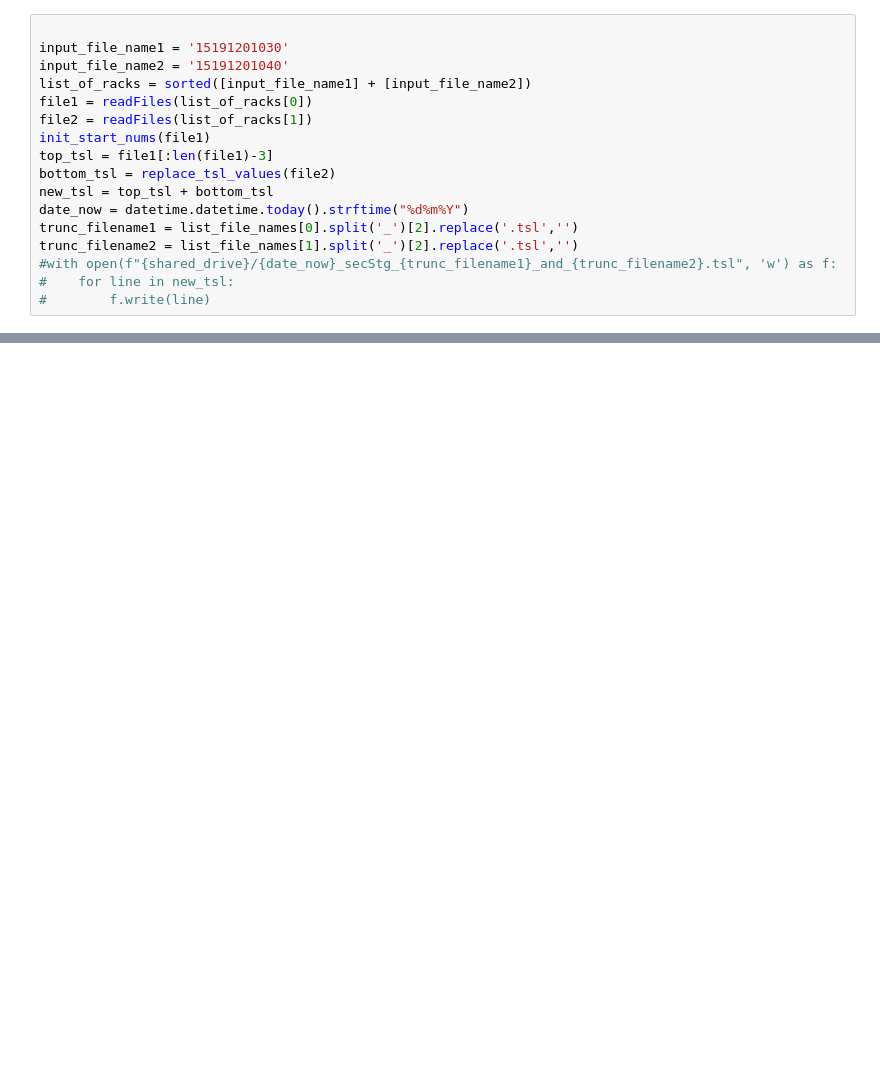
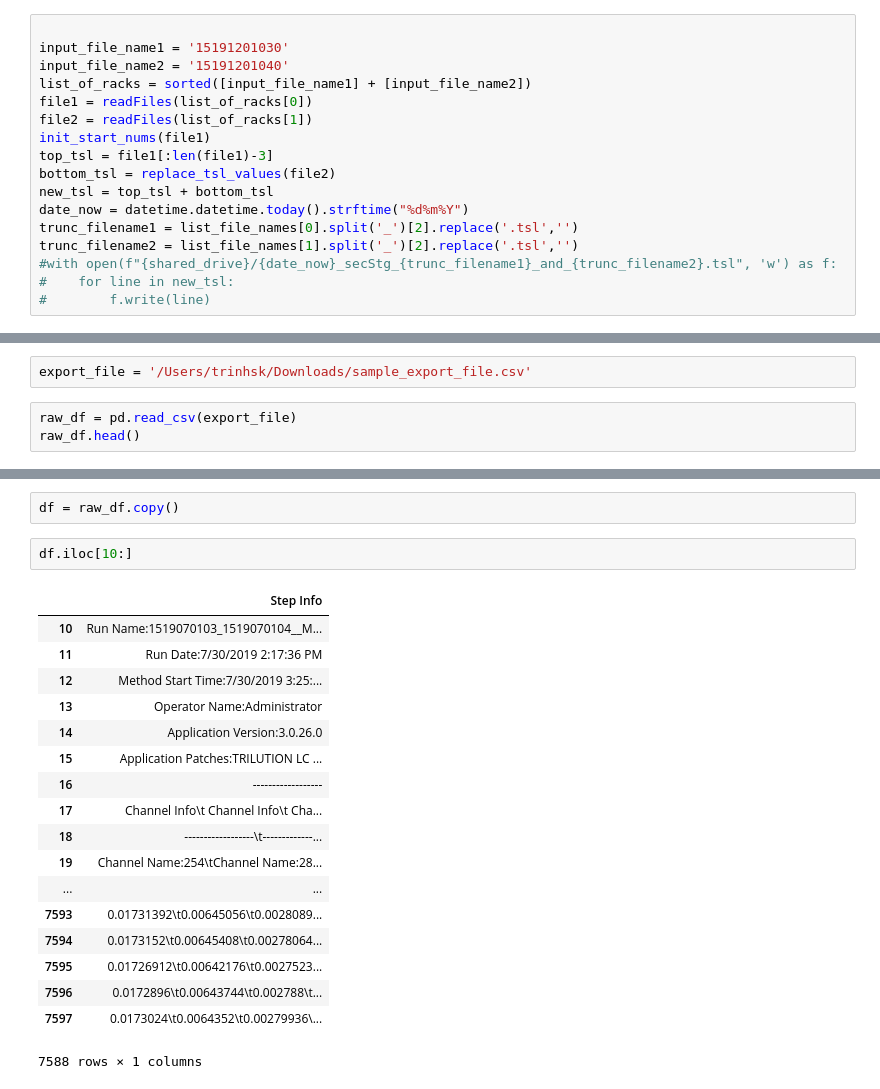
Before and after one commit to sktrinh12/gilson_combine_wrklst, a Jupyter notebook: gilson_wkrlst_testing.ipynb, the cells around one changed output, grey strips where cells are left out. Saved outputs shown, nothing was run; the diff lists cells and outputs as text; blank space fills up the shorter version.

```diff
--- a/gilson_wkrlst_testing.ipynb
+++ b/gilson_wkrlst_testing.ipynb
@@ -104,0 +90,5 @@ file1
+# %%
+export_file = '/Users/trinhsk/Downloads/sample_export_file.csv'
+# %%
+raw_df = pd.read_csv(export_file)
+raw_df.head()
@@ -104,0 +102,23 @@ file1
+# %%
+df = raw_df.copy()
+# %%
+df.iloc[10:]
+# %% [output]
+|  | Step Info |
+| 10 | Run Name:1519070103_1519070104__M... |
+| 11 | Run Date:7/30/2019 2:17:36 PM |
+| 12 | Method Start Time:7/30/2019 3:25:... |
+| 13 | Operator Name:Administrator |
+| 14 | Application Version:3.0.26.0 |
+| 15 | Application Patches:TRILUTION LC ... |
+| 16 | ------------------ |
+| 17 | Channel Info\t Channel Info\t Cha... |
+| 18 | ------------------\t-------------... |
+| 19 | Channel Name:254\tChannel Name:28... |
+| ... | ... |
+| 7593 | 0.01731392\t0.00645056\t0.0028089... |
+| 7594 | 0.0173152\t0.00645408\t0.00278064... |
+| 7595 | 0.01726912\t0.00642176\t0.0027523... |
+| 7596 | 0.0172896\t0.00643744\t0.002788\t... |
+| 7597 | 0.0173024\t0.0064352\t0.00279936\... |
+7588 rows × 1 columns
```
Also changed, not shown: parts of 38 cells of this notebook.
